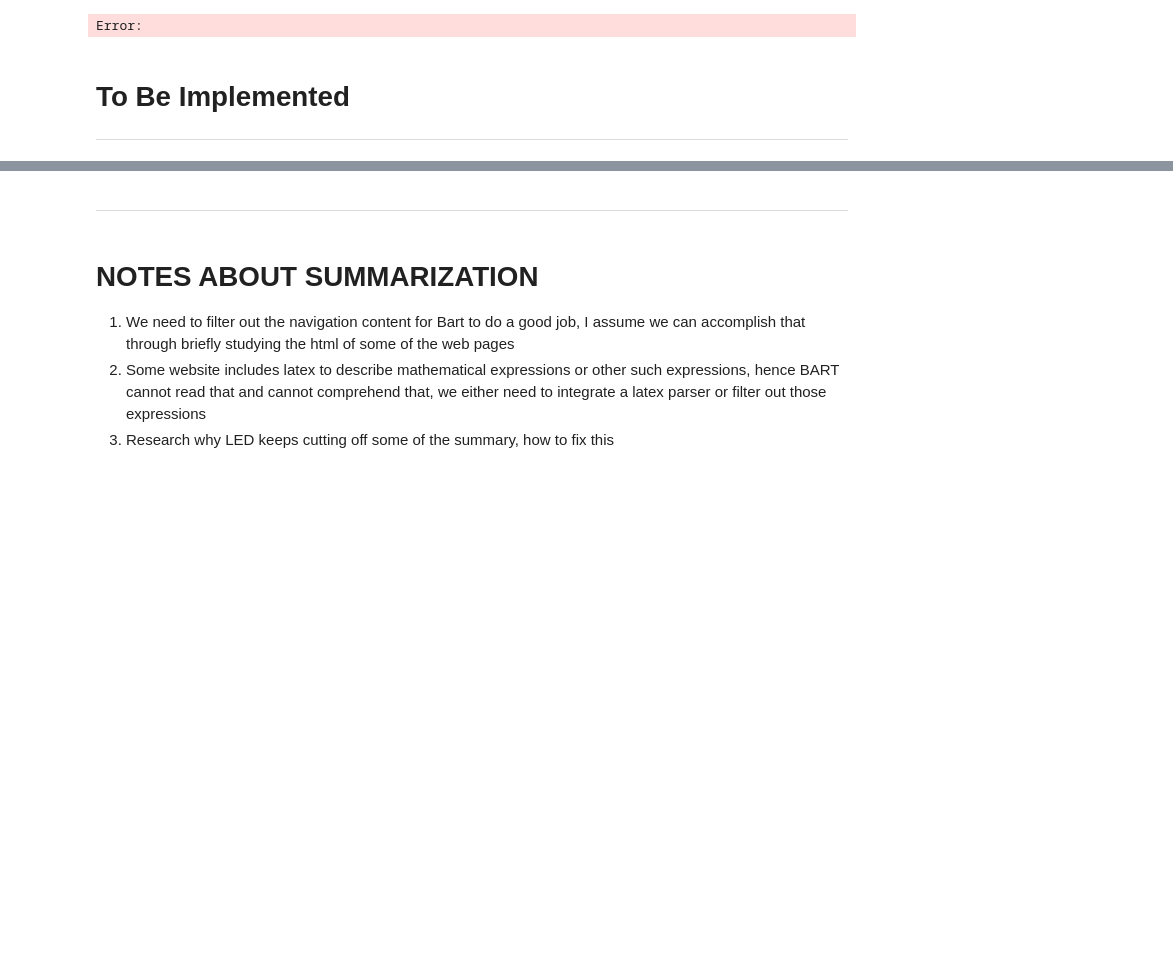
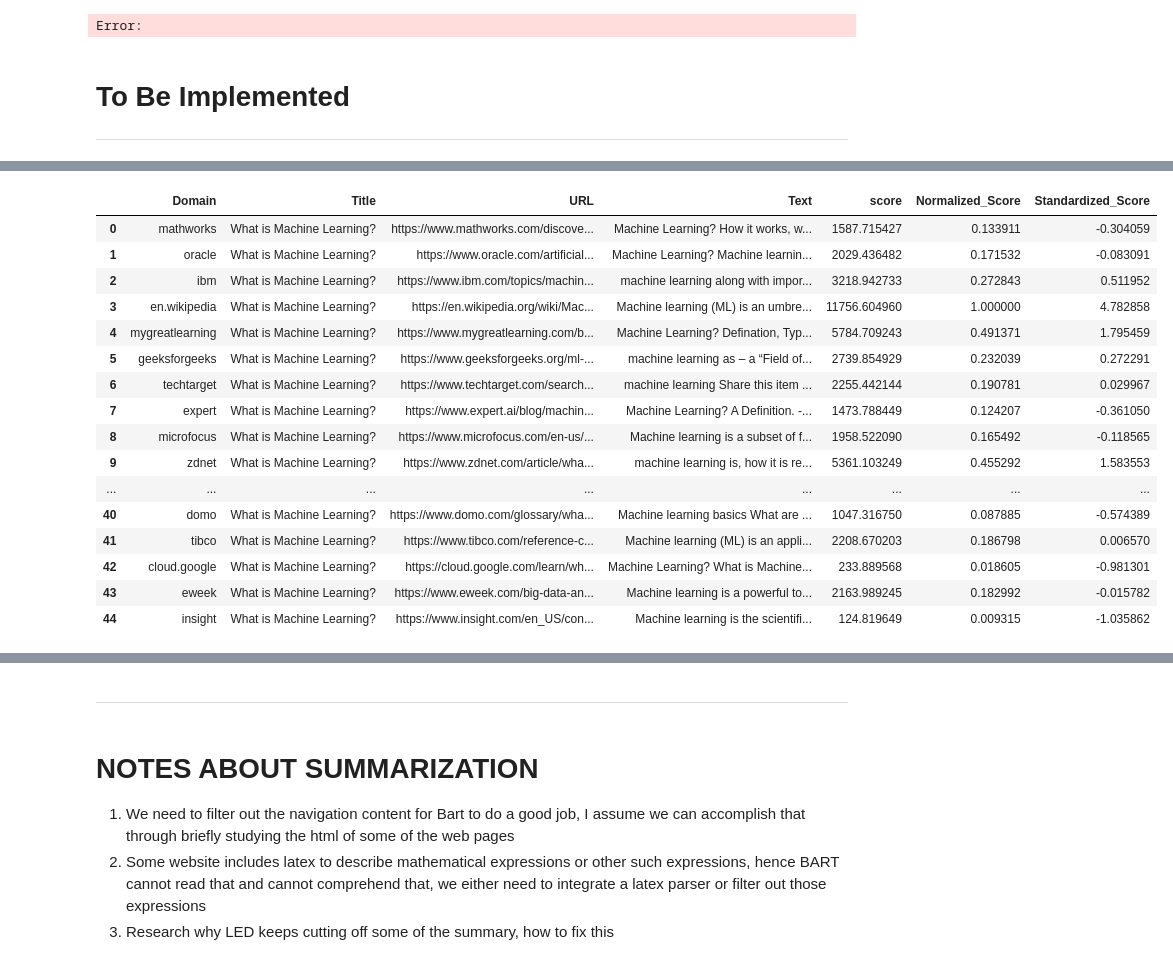
Before and after one commit to Wiliamz01/SearchSense, a Jupyter notebook: backend/ML.ipynb, the cells around one changed output, grey strips where cells are left out. Drawn from its saved outputs; the diff is of its cells as text; code cells hidden in the pictures; blank space fills up the shorter version.

```diff
--- a/backend/ML.ipynb
+++ b/backend/ML.ipynb
@@ -113,0 +399,26 @@ print(len(df["Text"][8]))
+# %%
+# Get the minimum and maximum complexity scores in the dataframe
+min_score = df['score'].min()
+max_score = df['score'].max()
+
+# Perform Min-Max normalization on the 'Complexity Score' column
+df['Normalized_Score'] = (df['score'] - min_score) / (max_score - min_score)
+df
+# %% [output]
+|  | Domain | Title | URL | Text | score | Normalized_Score | Standardized_Score |
+| 0 | mathworks | What is Machine Learning? | https://www.mathworks.com/discove... | Machine Learning? How it works, w... | 1587.715427 | 0.133911 | -0.304059 |
+| 1 | oracle | What is Machine Learning? | https://www.oracle.com/artificial... | Machine Learning? Machine learnin... | 2029.436482 | 0.171532 | -0.083091 |
+| 2 | ibm | What is Machine Learning? | https://www.ibm.com/topics/machin... | machine learning along with impor... | 3218.942733 | 0.272843 | 0.511952 |
+| 3 | en.wikipedia | What is Machine Learning? | https://en.wikipedia.org/wiki/Mac... | Machine learning (ML) is an umbre... | 11756.604960 | 1.000000 | 4.782858 |
+| 4 | mygreatlearning | What is Machine Learning? | https://www.mygreatlearning.com/b... | Machine Learning? Defination, Typ... | 5784.709243 | 0.491371 | 1.795459 |
+| 5 | geeksforgeeks | What is Machine Learning? | https://www.geeksforgeeks.org/ml-... | machine learning as – a “Field of... | 2739.854929 | 0.232039 | 0.272291 |
+| 6 | techtarget | What is Machine Learning? | https://www.techtarget.com/search... | machine learning Share this item ... | 2255.442144 | 0.190781 | 0.029967 |
+| 7 | expert | What is Machine Learning? | https://www.expert.ai/blog/machin... | Machine Learning? A Definition. -... | 1473.788449 | 0.124207 | -0.361050 |
+| 8 | microfocus | What is Machine Learning? | https://www.microfocus.com/en-us/... | Machine learning is a subset of f... | 1958.522090 | 0.165492 | -0.118565 |
+| 9 | zdnet | What is Machine Learning? | https://www.zdnet.com/article/wha... | machine learning is, how it is re... | 5361.103249 | 0.455292 | 1.583553 |
+| ... | ... | ... | ... | ... | ... | ... | ... |
+| 40 | domo | What is Machine Learning? | https://www.domo.com/glossary/wha... | Machine learning basics What are ... | 1047.316750 | 0.087885 | -0.574389 |
+| 41 | tibco | What is Machine Learning? | https://www.tibco.com/reference-c... | Machine learning (ML) is an appli... | 2208.670203 | 0.186798 | 0.006570 |
+| 42 | cloud.google | What is Machine Learning? | https://cloud.google.com/learn/wh... | Machine Learning? What is Machine... | 233.889568 | 0.018605 | -0.981301 |
+| 43 | eweek | What is Machine Learning? | https://www.eweek.com/big-data-an... | Machine learning is a powerful to... | 2163.989245 | 0.182992 | -0.015782 |
+| 44 | insight | What is Machine Learning? | https://www.insight.com/en_US/con... | Machine learning is the scientifi... | 124.819649 | 0.009315 | -1.035862 |
```
Also changed, not shown: parts of 20 cells of this notebook, 4 other files.
